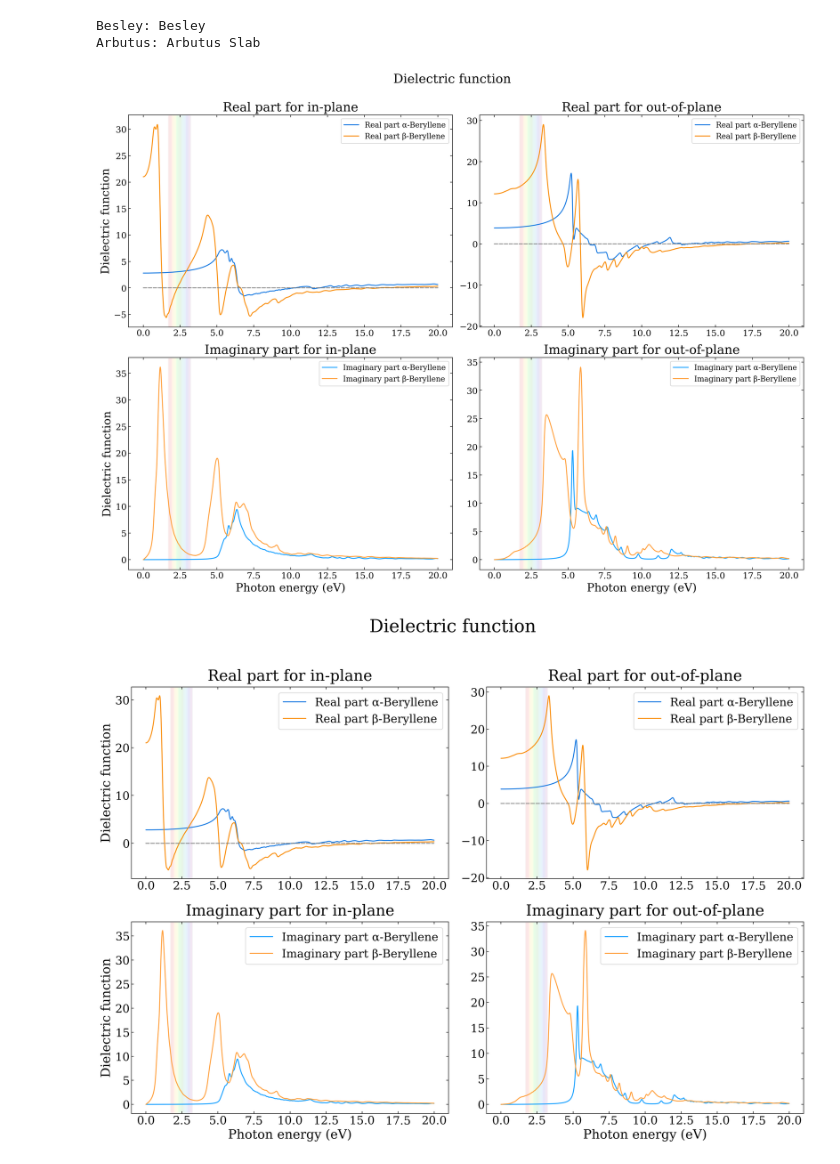
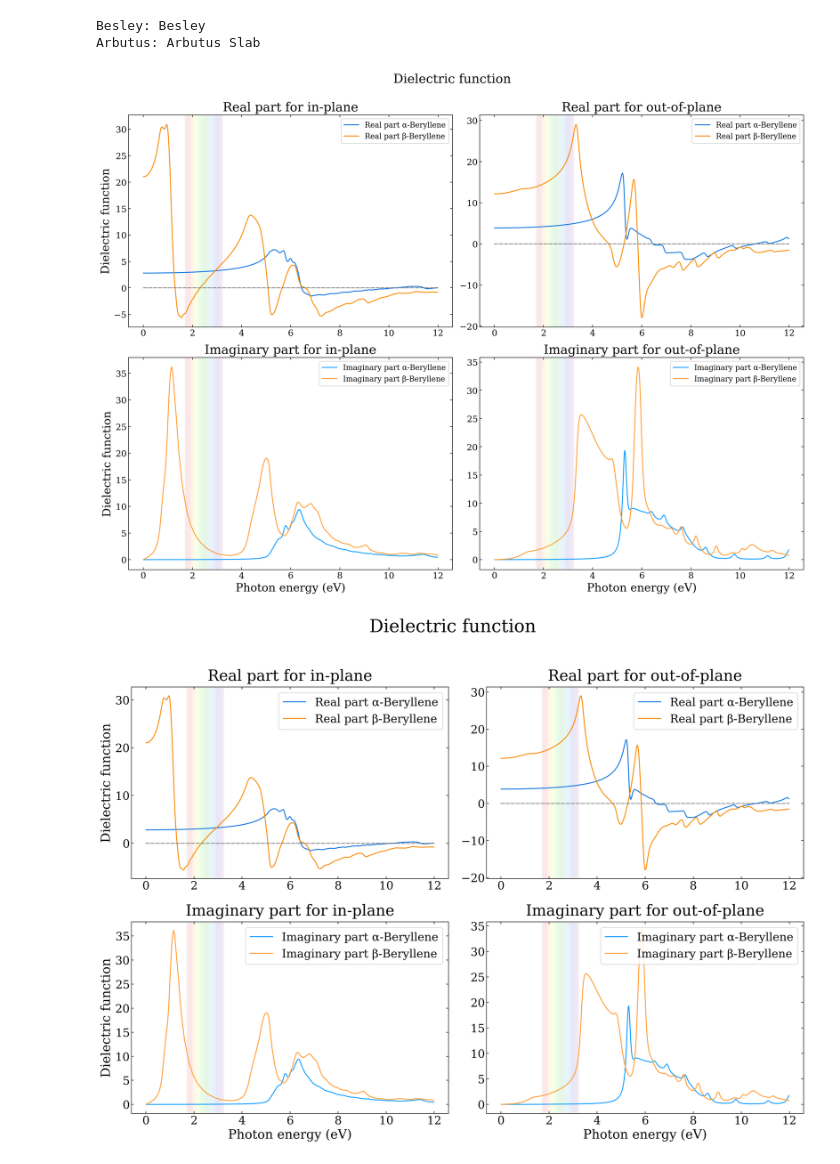
Before and after one commit to Photonico/Thesis_figures, a Jupyter notebook: 3.1_dielectric.ipynb, the cells around one changed output. Drawn from its saved outputs; the diff is of its cells as text; code cells hidden in the pictures.

```diff
--- a/3.1_dielectric.ipynb
+++ b/3.1_dielectric.ipynb
@@ -38,28 +38,27 @@ Arbutus: Arbutus Slab
 # %%
 # Beryllene
 
 import matplotlib.pyplot as plt
 import vmatplot.dielectric_function as df
 
 def my_canvas_setting(*args):
     size, dpi, params, titles, legend_loc = _canvas_setting(*args)
     params = dict(params)
     # params["font.family"] = besley_name
     # params["font.family"] = arbutus_name
     params["mathtext.fontset"] = "dejavuserif"
     return size, dpi, params, titles, legend_loc
 df.canvas_setting = my_canvas_setting
 
 systems = [["α-Beryllene",  "dielectric/a-Beryllene", "azure",  None,None,None, factor_a],
            ["β-Beryllene",  "dielectric/b-Beryllene", "orange", None,None,None, factor_b]]
 
-components = [{"xx":"in-plane"},{"zz":"out-of-plane"}]
-df.plot_dielectric_function("Dielectric function", systems, components, "hor", True, "eV", (0, 20), boundary, True)
+df.plot_dielectric_function("Dielectric function", systems, components, "hor", True, "eV", (0, 12), boundary, True)
 fig = plt.gcf()
 
 plt.savefig("figures/3.1_dielectric.pdf")
 # %% [output]
-[figure, old version]
+[figure, new version]
 # %%
 # Beryllene
 
@@ -86,8 +85,7 @@ df.canvas_setting = my_canvas_setting
 systems = [["α-Beryllene",  "dielectric/a-Beryllene", "azure",  None,None,None, factor_a],
            ["β-Beryllene",  "dielectric/b-Beryllene", "orange", None,None,None, factor_b]]
 
-components = [{"xx":"in-plane"},{"zz":"out-of-plane"}]
-df.plot_dielectric_function("Dielectric function", systems, components, "hor", True, "eV", (0, 20), boundary, True)
+df.plot_dielectric_function("Dielectric function", systems, components, "hor", True, "eV", (0, 12), boundary, True)
 fig = plt.gcf()
 for ax in fig.axes:
     ax.xaxis.label.set_size(20)
@@ -95,4 +93,4 @@ for ax in fig.axes:
 
 plt.savefig("figures/3.1_dielectric_alt.pdf")
 # %% [output]
-[figure, old version]
+[figure, new version]
```
Also changed, not shown: 3 other files.
